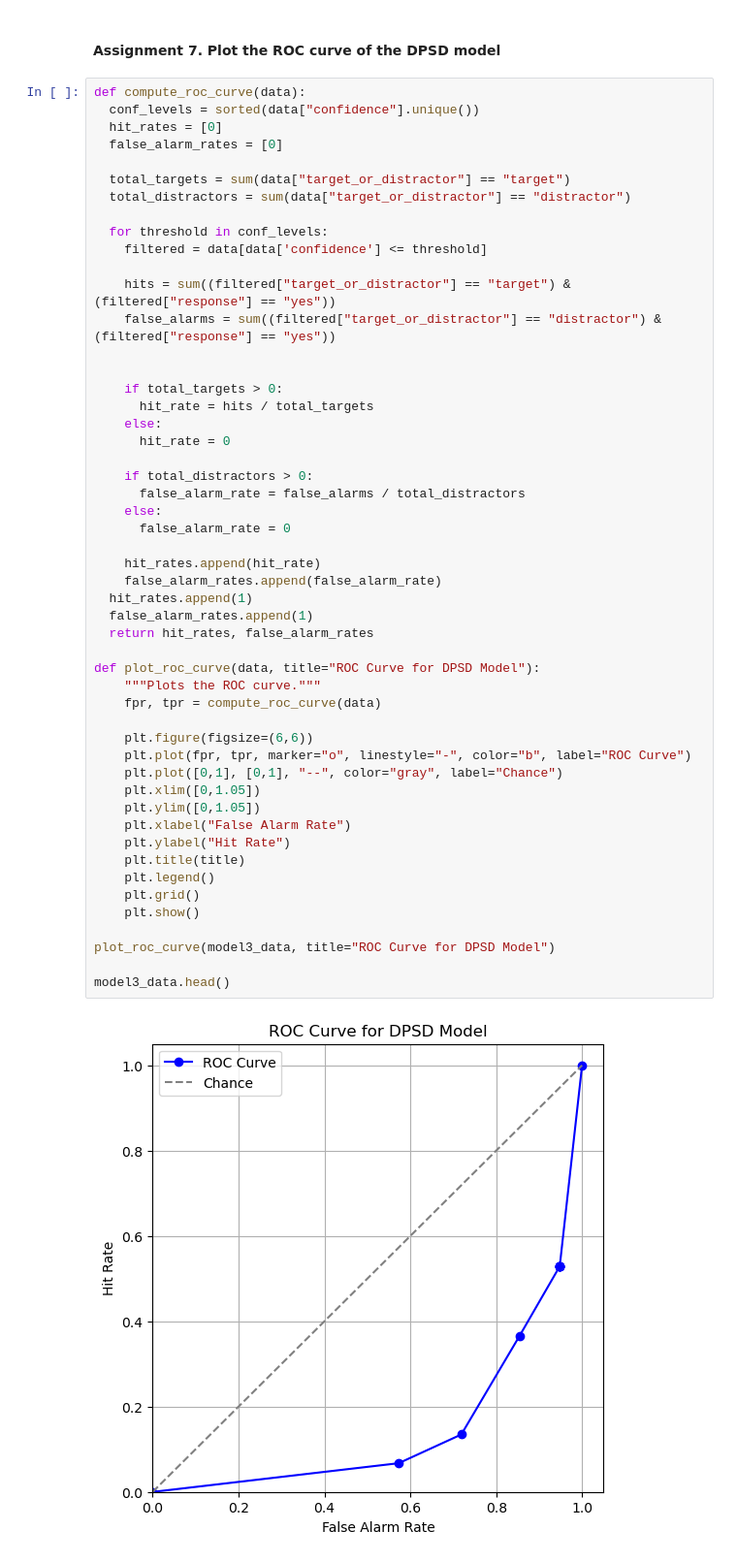
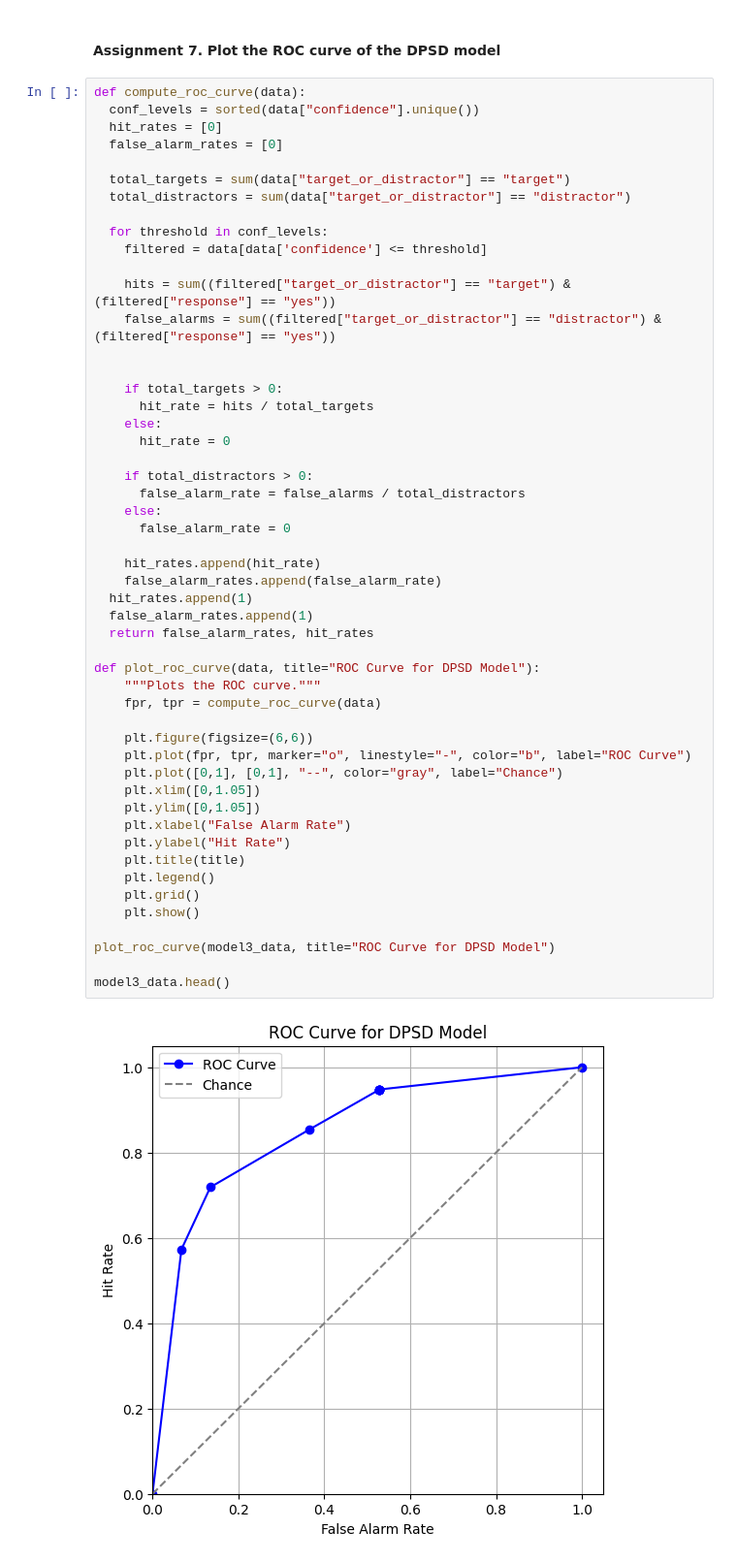
Before and after one commit to kooroshkz/Cognition_and_Computation, a Jupyter notebook: Project-1/memory.ipynb, the cells around one changed output. Shown at 97% size. Saved outputs shown, nothing was run; the diff lists cells and outputs as text.

```diff
--- a/Project-1/memory.ipynb
+++ b/Project-1/memory.ipynb
@@ -622,35 +624,35 @@ def compute_roc_curve(data):
     if total_distractors > 0:
       false_alarm_rate = false_alarms / total_distractors
     else:
       false_alarm_rate = 0
 
     hit_rates.append(hit_rate)
     false_alarm_rates.append(false_alarm_rate)
   hit_rates.append(1)
   false_alarm_rates.append(1)
-  return hit_rates, false_alarm_rates
+  return false_alarm_rates, hit_rates
 
 def plot_roc_curve(data, title="ROC Curve for DPSD Model"):
     """Plots the ROC curve."""
     fpr, tpr = compute_roc_curve(data)
 
     plt.figure(figsize=(6,6))
     plt.plot(fpr, tpr, marker="o", linestyle="-", color="b", label="ROC Curve")
     plt.plot([0,1], [0,1], "--", color="gray", label="Chance")
     plt.xlim([0,1.05])
     plt.ylim([0,1.05])
     plt.xlabel("False Alarm Rate")
     plt.ylabel("Hit Rate")
     plt.title(title)
     plt.legend()
     plt.grid()
     plt.show()
 
 plot_roc_curve(model3_data, title="ROC Curve for DPSD Model")
 
 model3_data.head()
 # %% [output]
-[figure, old version]
+[figure, new version]
 |  | item | target_or_distractor | confidence | memory_strength | response |
 | 0 | ranger | target | 1 | 1.496714 | yes |
 | 1 | server | distractor | 4 | -0.138264 | yes |
```
Also changed, not shown: parts of 5 cells of this notebook.
